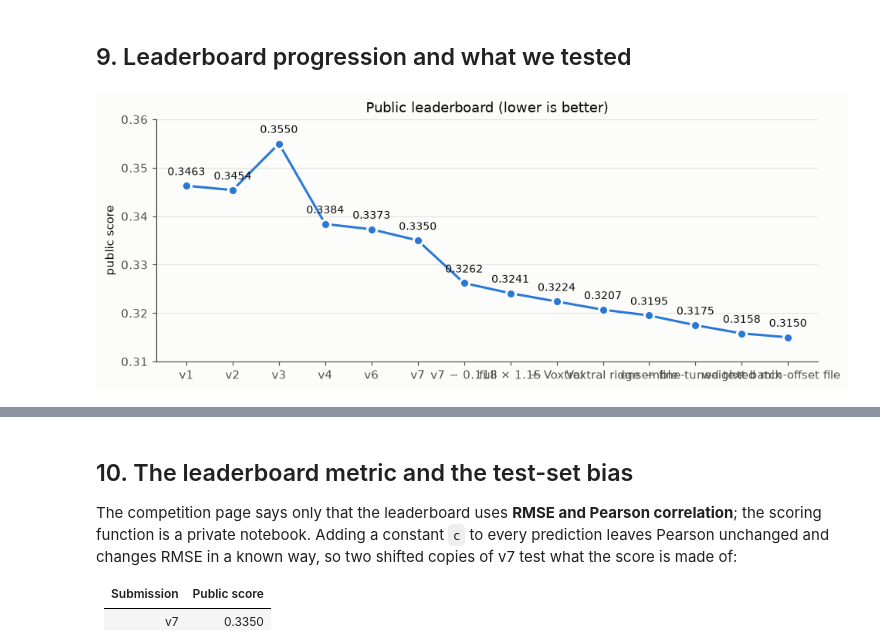
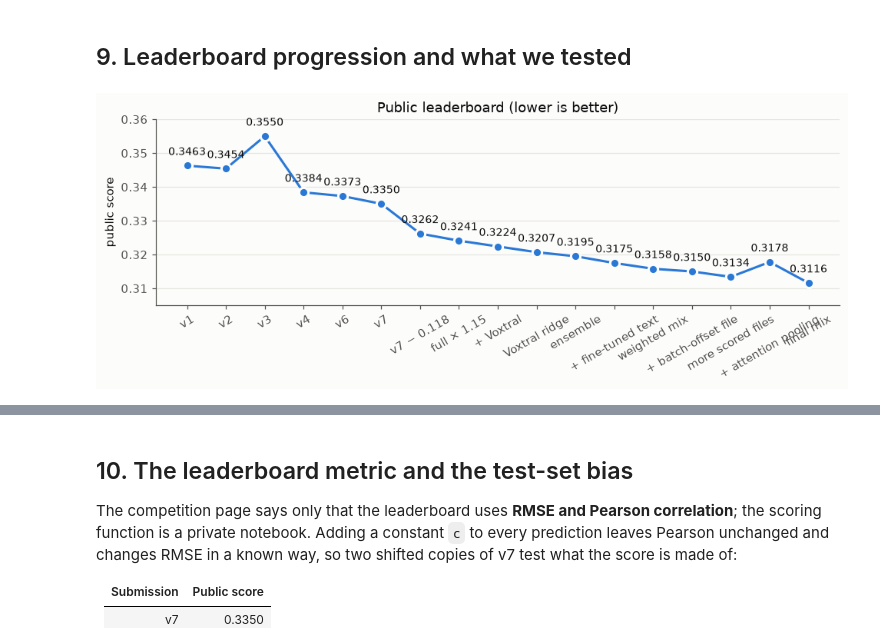
Before and after one commit to Techy-A/shl-grammar-scoring, a Jupyter notebook: notebook/shl_grammar_scoring.ipynb, the cells around one changed output, grey strips where cells are left out. Cells and saved outputs as stored; diff of their text form; code cells hidden in the pictures.

```diff
--- a/notebook/shl_grammar_scoring.ipynb
+++ b/notebook/shl_grammar_scoring.ipynb
@@ -232,11 +241,12 @@ SPECS = {   # name: (model, feature tables, extra 03_train.py flags)
     "z4_svr_wavlm-large": ("svr", ["feat_wavlm-large"], "--drop-zero"),
 }
 FT = "s4_deberta_ft_crops_nozero"   # the fine-tuned text model (step 6)
+VP = "vp_attn"   # attention-pooling head on Voxtral's frames, trained on random test-length crops (step 20)
 PLAIN = ["t4_ridge_deberta", "c4c_ridge_vox_allaudio", "c4_svr_wavlm-large"]   # submission 15, part of the final average
 BLENDS = {
-    "3 models + fine-tuned text": ["t4_ridge_deberta", FT, "c4c_ridge_vox_allaudio", "c4_svr_wavlm-large"],
-    "4 models + fine-tuned text": ["t4_ridge_deberta", FT, "c4_ridge_whisper", "c4_svr_wavlm-large", "x_svr_voxtral_wavlml"],
-    "no score-0 training + fine-tuned text": ["z4_ridge_deberta", FT, "z4c_ridge_vox_allaudio", "z4_svr_wavlm-large"],
+    "3 models + fine-tuned text": ["t4_ridge_deberta", FT, "c4c_ridge_vox_allaudio", VP, "c4_svr_wavlm-large"],
+    "4 models + fine-tuned text": ["t4_ridge_deberta", FT, "c4_ridge_whisper", "c4_svr_wavlm-large", "x_svr_voxtral_wavlml", VP],
+    "no score-0 training + fine-tuned text": ["z4_ridge_deberta", FT, "z4c_ridge_vox_allaudio", VP, "z4_svr_wavlm-large"],
 }
 tag = lambda b: b.replace(" ", "_")
 if RUN_MODELS:
@@ -245,6 +255,8 @@ if RUN_MODELS:
         crops = "" if name == GATE[0] else "--crops"
         subprocess.run(f"{sys.executable} {SRC}/03_train.py --name {name} --model {model} --feats {' '.join(feats)} {crops} {flags}",
                        shell=True, check=True)
+    # Step 20: the attention-pooling head (5 speaker-grouped folds x 3 seeds; GPU if there is one, else CPU).
+    subprocess.run(f"{sys.executable} {SRC}/20_attn_pool.py", shell=True, check=True)
 
 # Step 8, per blend: score-0 gate + non-negative blend with its own weights for the 45.06 s batch (prints the blend's
 # CV metrics); each blend's test predictions (before the corrections of §11) and out-of-fold predictions are kept.
@@ -533,28 +549,32 @@ data from that recording setup.
 # %%
 lb = pd.DataFrame([
     ("v1", "text + audio blend, score-0 gate", 0.3463),
     ("v2", "+ SVR on audio embeddings", 0.3454),
     ("v3", "+ WavLM-large, Whisper encoder", 0.3550),
     ("v4", "SVRs trained on test-length crops", 0.3384),
     ("v6", "all models trained on 4 crops", 0.3373),
     ("v7", "+ text models on crop transcripts", 0.3350),
     ("v7 − 0.118", "remove measured test-set bias (§10)", 0.3262),
     ("full × 1.15", "stretch full-length test clips (§10)", 0.3241),
     ("+ Voxtral", "audio language model features, 4-model blend", 0.3224),
     ("Voxtral ridge", "Ridge on Voxtral + all speech encoders, 3 models", 0.3207),
     ("ensemble", "equal-weight average of three blends", 0.3195),
     ("+ fine-tuned text", "fine-tuned DeBERTa in each blend, own weights for the 45 s batch", 0.3175),
     ("weighted mix", "weighted average of four submissions (§10)", 0.3158),
     ("+ batch-offset file", "weighted average of five submissions (§10)", 0.3150),
+    ("more scored files", "weighted average incl. two new submissions (§10)", 0.3134),
+    ("+ attention pooling", "attention-pooling head on Voxtral frames in each blend (main model)", 0.3178),
+    ("final mix", "weighted average of six submissions incl. the new main model (§10)", 0.3116),
 ], columns=["version", "change", "public score"])
 
 fig, ax = plt.subplots(figsize=(9, 3.6))
 ax.plot(lb.version, lb["public score"], color=BLUE, lw=2, marker="o", ms=8, markeredgecolor=SURFACE, markeredgewidth=2)
 for x, v in zip(lb.version, lb["public score"]):
     ax.annotate(f"{v:.4f}", (x, v), textcoords="offset points", xytext=(0, 9), ha="center", fontsize=9, color=INK)
-ax.set(title="Public leaderboard (lower is better)", ylabel="public score", ylim=(0.31, 0.36))
+ax.set(title="Public leaderboard (lower is better)", ylabel="public score", ylim=(0.305, 0.36))
+ax.tick_params(axis="x", labelrotation=30)
 ax.grid(axis="x", visible=False)
 plt.tight_layout(); plt.show()
 print(lb.to_string(index=False))
 # %% [output]
-[figure, old version]
+[figure, new version]
```
Also changed, not shown: parts of 16 cells of this notebook, 7 other files.
